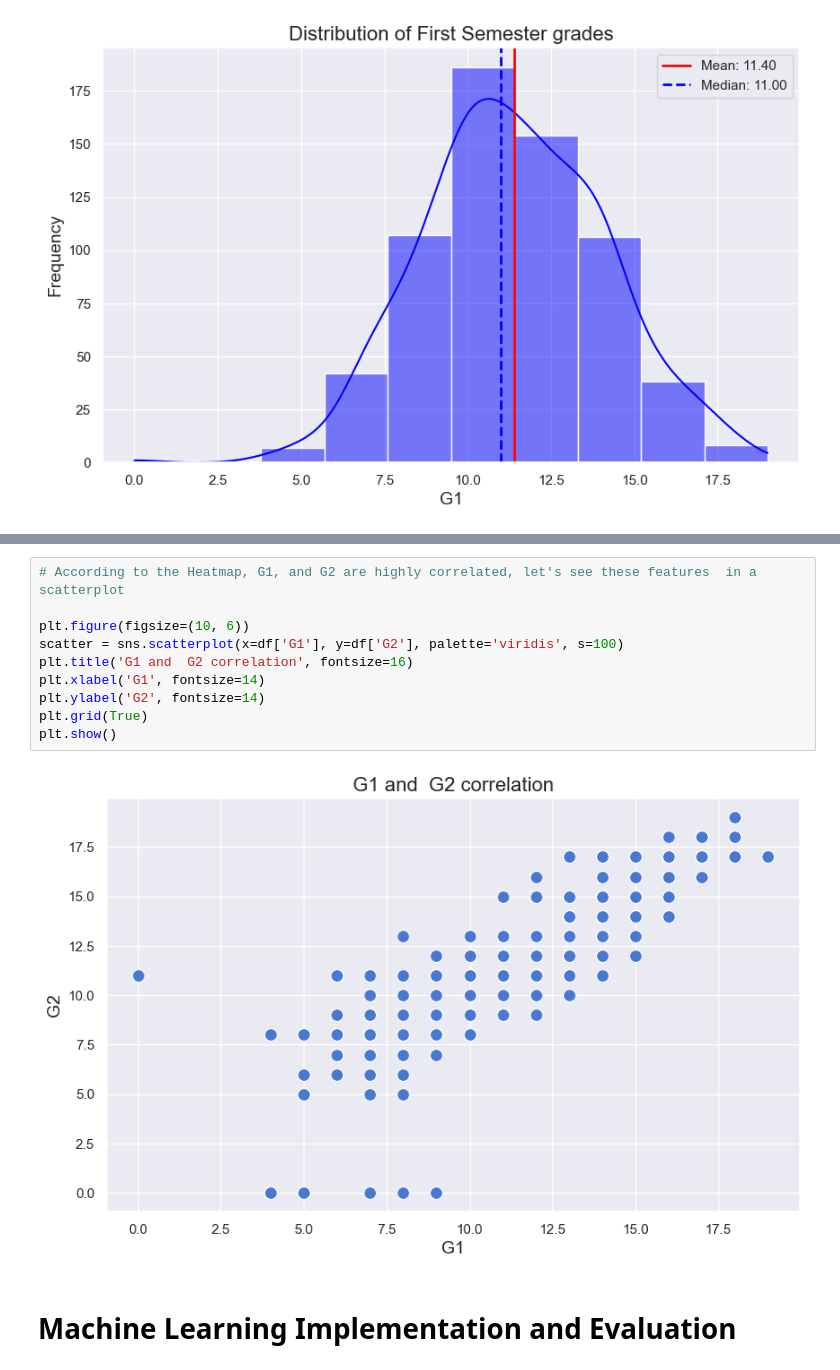
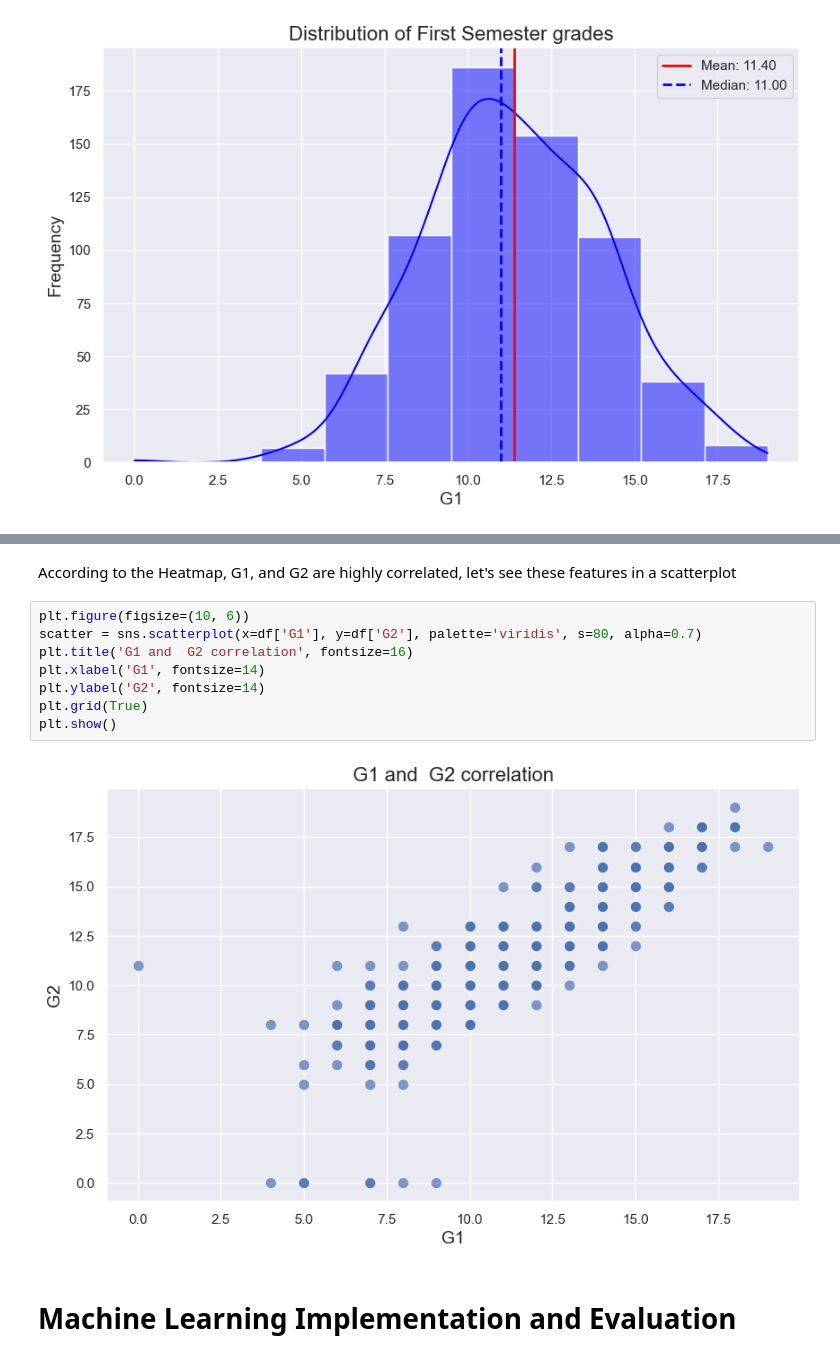
Before and after one commit to msotomayorpal/CA-3-Capstone-Strategic-Thinking, a Jupyter notebook: CA 3 strategic thinking Capstone Report.ipynb, the cells around one changed output, grey strips where cells are left out. Drawn from its saved outputs; the diff is of its cells as text.

```diff
--- a/CA 3 strategic thinking Capstone Report.ipynb
+++ b/CA 3 strategic thinking Capstone Report.ipynb
@@ -230,17 +223,17 @@ plt.savefig('coolwarm.png')
 # %% [output]
 [figure]
 <Figure size 640x480 with 0 Axes>
+# %% [markdown]
+According to the Heatmap, G1, and G2 are highly correlated, let's see these features  in a scatterplot
 # %%
-# According to the Heatmap, G1, and G2 are highly correlated, let's see these features  in a scatterplot
-
 plt.figure(figsize=(10, 6))
-scatter = sns.scatterplot(x=df['G1'], y=df['G2'], palette='viridis', s=100)
+scatter = sns.scatterplot(x=df['G1'], y=df['G2'], palette='viridis', s=80, alpha=0.7)
 plt.title('G1 and  G2 correlation', fontsize=16)
 plt.xlabel('G1', fontsize=14)
 plt.ylabel('G2', fontsize=14)
 plt.grid(True)
 plt.show()
 # %% [output]
-[figure, old version]
+[figure, new version]
 # %% [markdown]
 # Machine Learning Implementation and Evaluation
```
Also changed, not shown: parts of 46 cells of this notebook.
